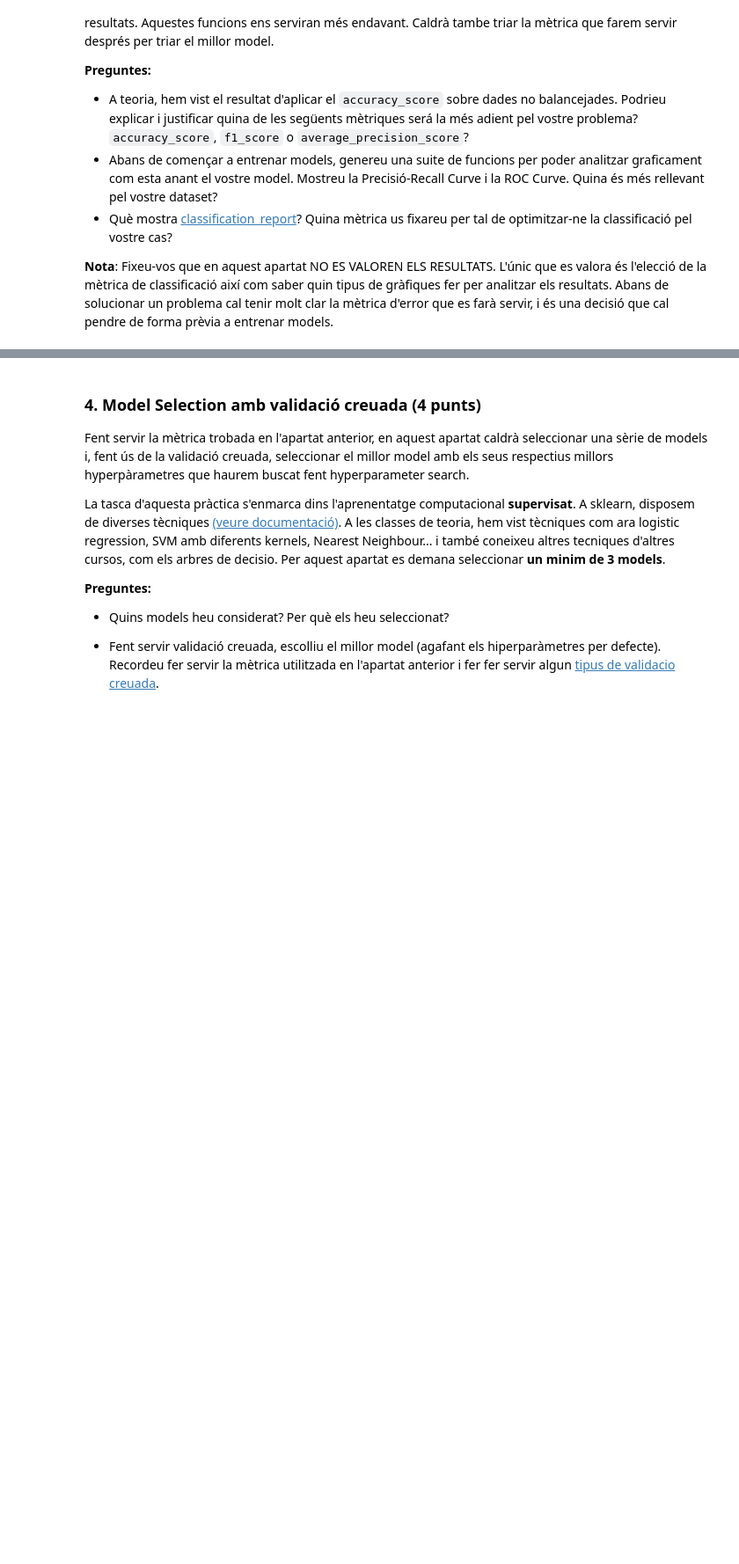
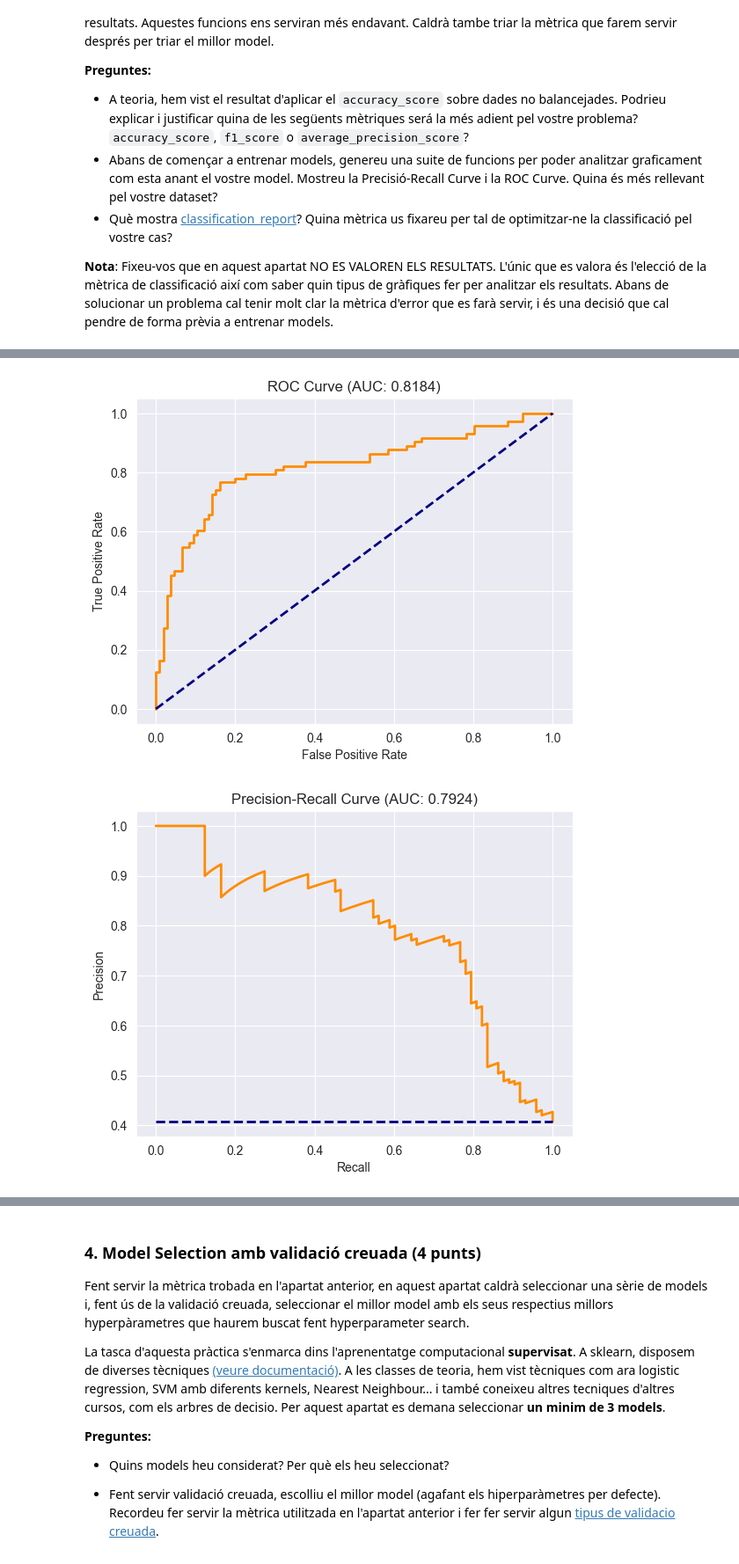
Before and after one commit to NatanSisoev/TitanicSurvival, a Jupyter notebook: practica.ipynb, the cells around one changed output, grey strips where cells are left out. Shown at 88% size. Drawn from its saved outputs; the diff is of its cells as text; code cells hidden in the pictures; blank space fills up the shorter version.

Commit message:
Copiat mètrica del ferran + inici models

```diff
--- a/practica.ipynb
+++ b/practica.ipynb
@@ -1137,0 +1350,11 @@ En aquest apartat ens centrarem en les mètriques de classificació ([documentac
+# %%
+logistic_regressor_tester = ModelTester(LogisticRegression, processed_df, max_iter=1000)
+
+logistic_regressor_tester.evaluate()
+
+logistic_regressor_tester.plot_roc()
+logistic_regressor_tester.plot_pr()
+logistic_regressor_tester.plot_confusion_matrix()
+# %% [output]
+[figure, added]
+[figure, added]
```
Also changed, not shown: parts of 21 cells of this notebook.
